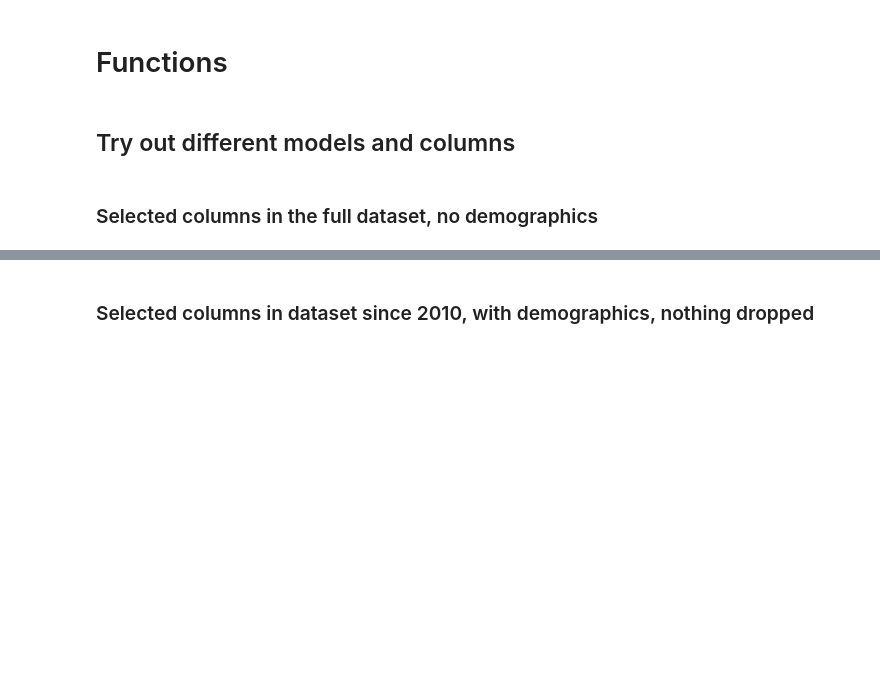
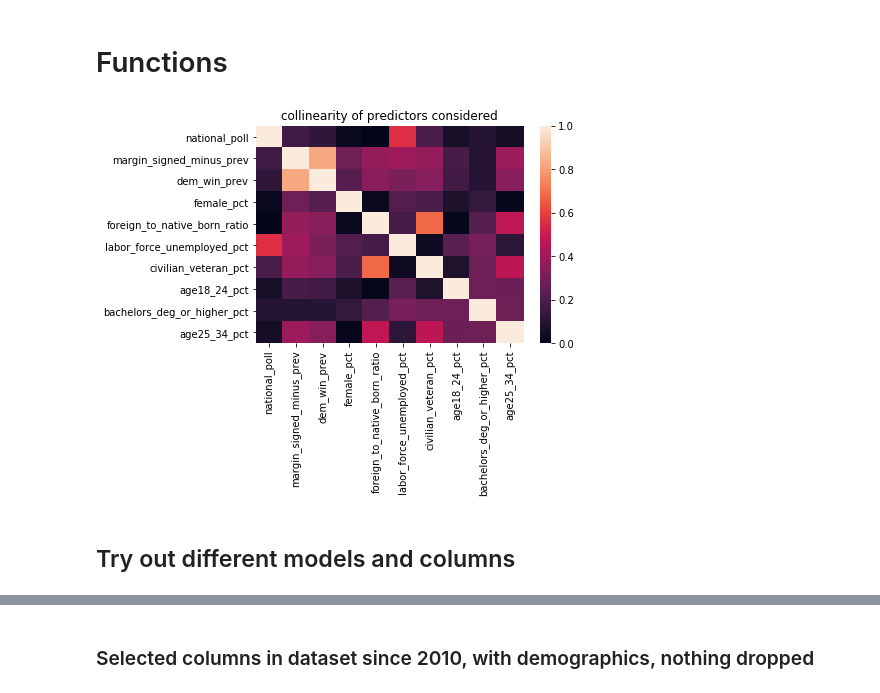
Before and after one commit to WildTangles/ac209a_project, a Jupyter notebook: Baseline_Model_mrv.ipynb, the cells around one changed output, grey strips where cells are left out. Saved outputs shown, nothing was run; the diff lists cells and outputs as text; code cells hidden in the pictures; blank space fills up the shorter version.

```diff
--- a/Baseline_Model_mrv.ipynb
+++ b/Baseline_Model_mrv.ipynb
@@ -324,5 +368,39 @@ def report_model_stats(filename, x_cols, y_col, model_dict, state_hot_encoder=Fa
 
     return fitted_model_dict
+# %%
+def collinear(filename, x_cols, state_hot_encoder=False,y_col='dem_win'):
+    X_train,y_train, X_test,y_test, flip_train,flip_test = \
+        format_model_input(filename, cols_to_use, y_col, state_hot_encoder)
+    sns.heatmap(np.abs(X_train[x_cols].corr()),xticklabels=True,yticklabels=True,
+                vmin = 0, vmax=1)
+    plt.rcParams['figure.figsize'] = (12,8)
+    plt.title('collinearity of predictors considered')
+# %%
+filename = 'Datasets/data_FEC_NATIONALPOLL_DEMOGRAPHICS_2010_2018.p'
+cols_to_use = [
+               'female_pct', 'age18_24_pct',
+               'age25_34_pct', 'median_age', 'unmarried_partner_pct',
+               'male_living_alone_pct', 'bachelors_deg_or_higher_pct',
+               'civilian_veteran_pct', #'past_year_births_to_unmarried_women_pct', # has a string in it
+               'live_same_house_past_year_pct',
+               'foreign_born_proportion_from_LatinAmerica',
+               'speak_other_language_at_home_pct', 'labor_force_unemployed_pct',
+               'public_transit_commuter_pct', 'no_health_insurance_pct',
+                'poverty_rate_pct', 'median_household_income', # 'median_housing_value', # has a string in it
+                'food_stamp_benefits_pct', 'foreign_to_native_born_ratio'
+              ] # everything
+
+cols_to_use = ['national_poll', 'margin_signed_minus_prev', 'dem_win_prev',
+               'female_pct', 'foreign_to_native_born_ratio', 'labor_force_unemployed_pct', 'civilian_veteran_pct',
+               'age18_24_pct', 'bachelors_deg_or_higher_pct', 'age25_34_pct', ]
+
+collinear(filename,cols_to_use)
+
+
+# filename = 'Datasets/data_FEC_NATIONALPOLL_DEMOGRAPHICSIMPUTED_2004_2018.p'
+# collinear(filename,cols_to_use)
+# %% [output]
+[figure, added]
 # %% [markdown]
 ## Try out different models and columns
 # %%
@@ -341,2 +422,0 @@ upsample=False
-# %% [markdown]
-### Selected columns in the full dataset, no demographics
```
Also changed, not shown: parts of 27 cells of this notebook, 21 other files.
